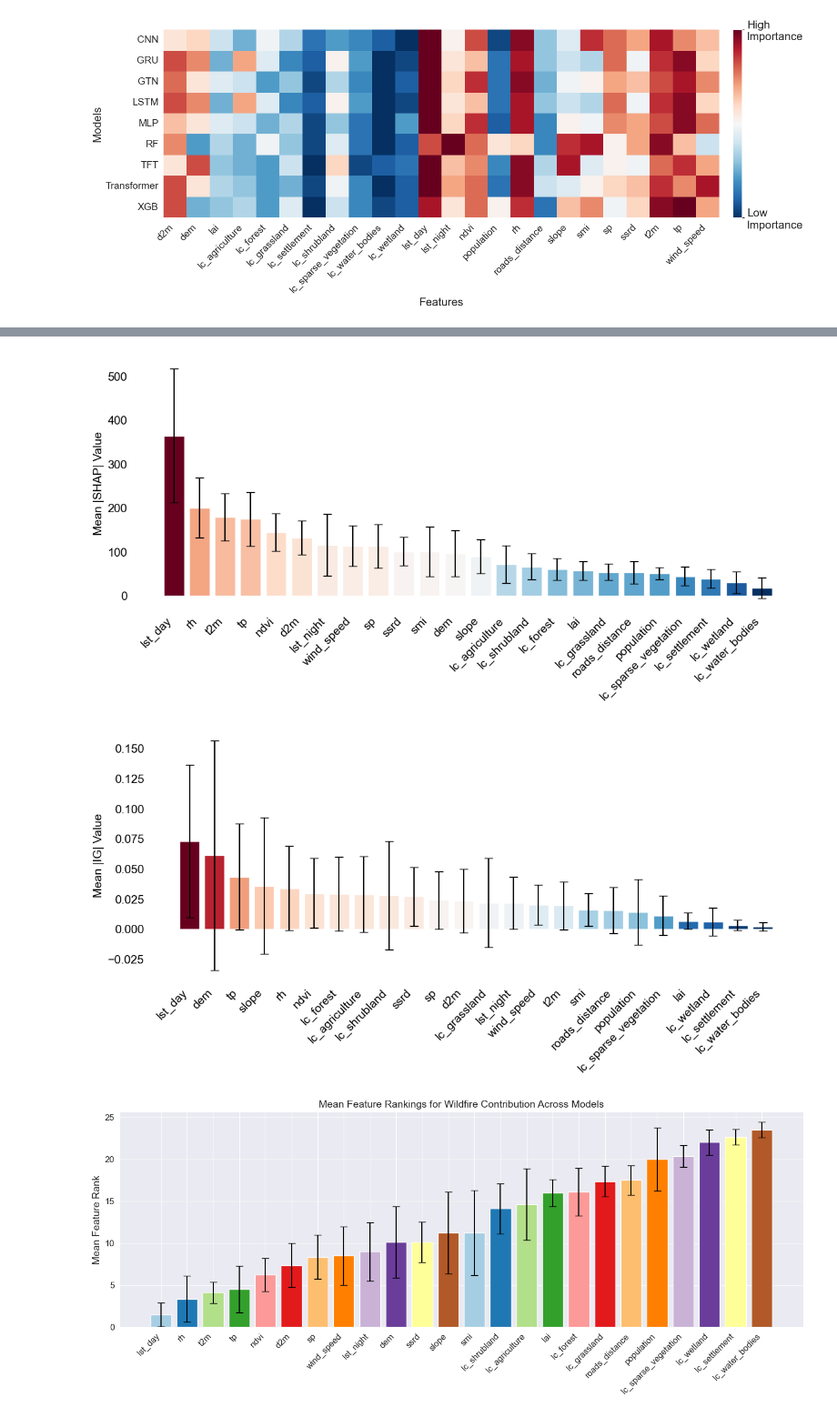
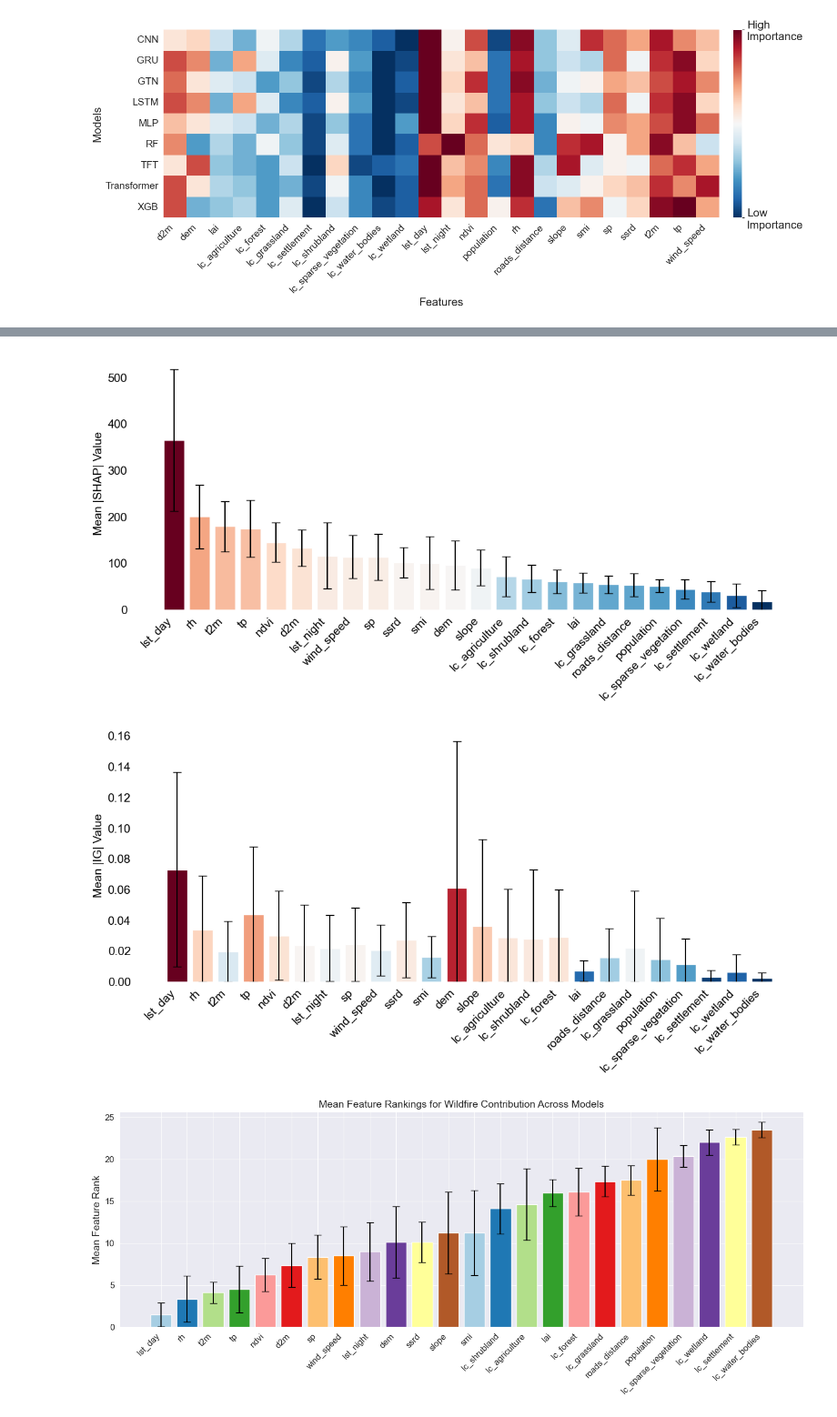
Before and after one commit to paulinebecker2002/mesogeos, a Jupyter notebook: outputs/shap_analysis.ipynb, the cells around one changed output, grey strips where cells are left out. Shown at 91% size. Cells and saved outputs as stored; diff of their text form; code cells hidden in the pictures.

```diff
--- a/outputs/shap_analysis.ipynb
+++ b/outputs/shap_analysis.ipynb
@@ -428,9 +420,14 @@ import matplotlib.colors as colors
 import matplotlib.cm as cm
 import pandas as pd
 
-def plot_shap_mean_std_barplot_transparent(df_ordered: pd.DataFrame, xai_method):
+def plot_shap_mean_std_barplot_transparent(df_ordered: pd.DataFrame, xai_method, feature_order=None):
     summary = df_ordered.groupby("Feature")["SHAP"].agg(["mean", "std"]).reset_index()
-    summary = summary.sort_values("mean", ascending=False)
+
+    if feature_order is not None:
+        summary["Feature"] = pd.Categorical(summary["Feature"], categories=feature_order, ordered=True)
+        summary = summary.sort_values("Feature")
+    else:
+        summary = summary.sort_values("mean", ascending=False)
 
     vmax = summary["mean"].max()
     vmin = summary["mean"].min()
@@ -439,12 +436,16 @@ def plot_shap_mean_std_barplot_transparent(df_ordered: pd.DataFrame, xai_method)
     norm = colors.TwoSlopeNorm(vmin=vmin, vcenter=vcenter, vmax=vmax)
     color_values = [cm.RdBu_r(norm(val)) for val in summary["mean"]]
 
+    lower = summary["mean"] - summary["std"]
+    upper = summary["std"]
+    lower = lower.clip(lower=0)
+
     fig, ax = plt.subplots(figsize=(12, 6))
 
     bars = ax.bar(
         summary["Feature"],
         summary["mean"],
-        yerr=summary["std"],
+        yerr=[summary["mean"] - lower, upper],
         capsize=5,
         color=color_values,
     )
@@ -468,11 +469,11 @@ def plot_shap_mean_std_barplot_transparent(df_ordered: pd.DataFrame, xai_method)
 # %%
 plot_shap_mean_std_barplot_transparent(df_ordered, "SHAP")
 # %% [output]
-[figure, old version]
+[figure, new version]
 # %%
-plot_shap_mean_std_barplot_transparent(df_ig_ordered, "IG")
+plot_shap_mean_std_barplot_transparent(df_ig_ordered, "IG", feature_order=feature_order)
 # %% [output]
-[figure, old version]
+[figure, new version]
 # %%
 def plot_feature_rank_barplot(df_ordered: pd.DataFrame):
     summary = df_ordered.groupby("Feature")["Rank"].agg(["mean", "std"]).reset_index()
```
Also changed, not shown: parts of 4 cells of this notebook, 12 other files.
